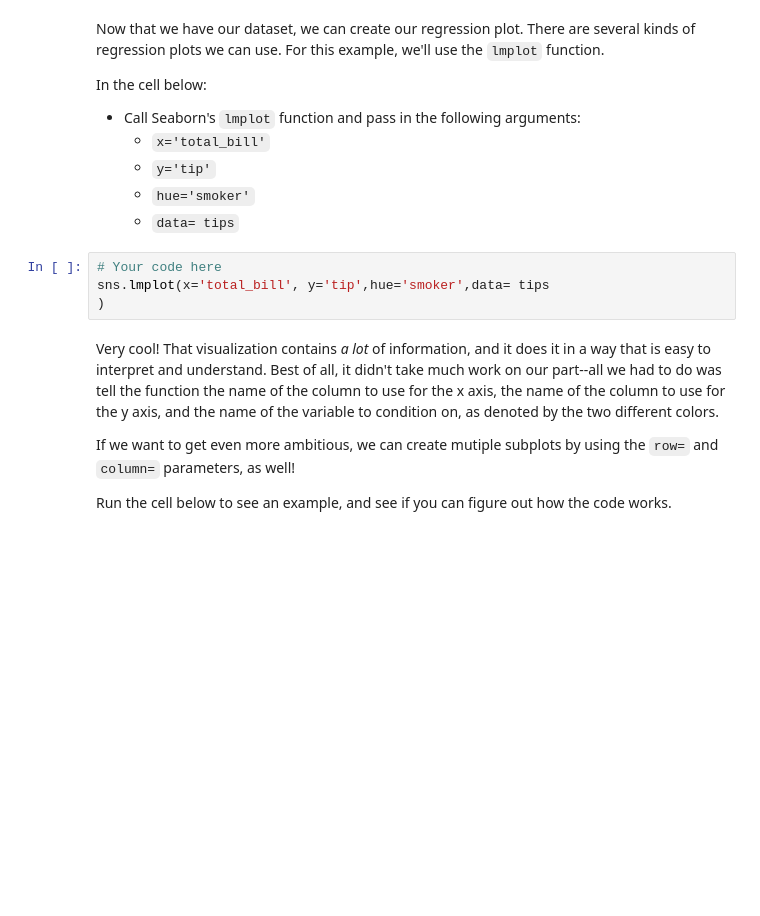
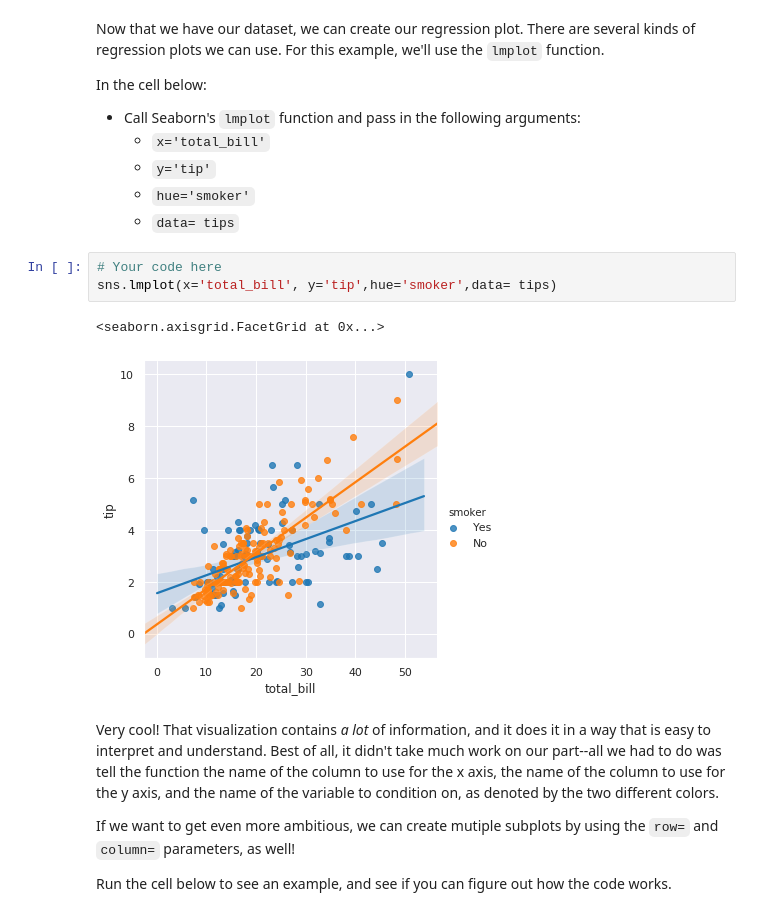
Before and after one commit to blantj/dsc-seaborn-lab-nyc-ds-033020, a Jupyter notebook: index.ipynb, the cells around one changed output. Drawn from its saved outputs; the diff is of its cells as text; blank space fills up the shorter version.

```diff
--- a/index.ipynb
+++ b/index.ipynb
@@ -182,8 +182,10 @@ In the cell below:
     * `data= tips`
 # %%
 # Your code here
-sns.lmplot(x='total_bill', y='tip',hue='smoker',data= tips
-)
+sns.lmplot(x='total_bill', y='tip',hue='smoker',data= tips)
+# %% [output]
+<seaborn.axisgrid.FacetGrid at 0x...>
+[figure, added]
 # %% [markdown]
 Very cool! That visualization contains _a lot_ of information, and it does it in a way that is easy to interpret and understand. Best of all, it didn't take much work on our part--all we had to do was tell the function the name of the column to use for the x axis, the name of the column to use for the y axis, and the name of the variable to condition on, as denoted by the two different colors.
 
```
